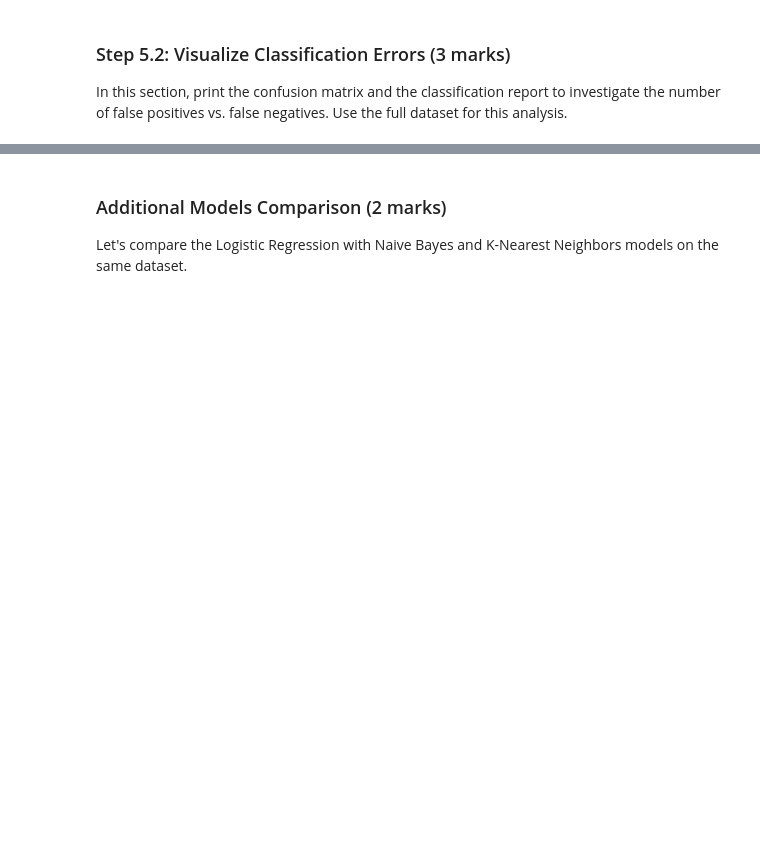
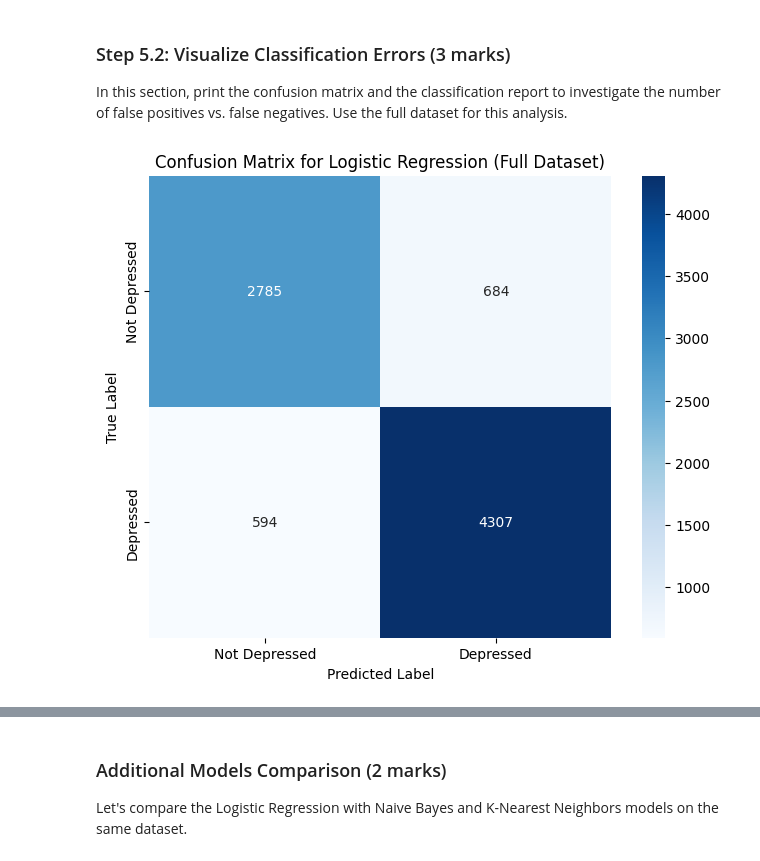
Before and after one commit to sethulakshmi-nair/ENGG680_2025_Fall, a Jupyter notebook: Assignment 2/Assignment2_Upload.ipynb, the cells around one changed output, grey strips where cells are left out. Cells and saved outputs as stored; diff of their text form; code cells hidden in the pictures; blank space fills up the shorter version.

```diff
--- a/Assignment 2/Assignment2_Upload.ipynb
+++ b/Assignment 2/Assignment2_Upload.ipynb
@@ -644,27 +740,31 @@ In this section, print the confusion matrix and the classification report to inv
 # Retrieve target vector and predicted values for testing set using full dataset
 # (1 marks)
 # Note: 70% training set, 30% testing set
+
+y_test_pred_full = model_full.predict(X_test_full)
 # %%
 from sklearn.metrics import confusion_matrix
 # Calculate confusion matrix: confusion_matrix()
 # (1 marks)
 
-
+conf_mat = confusion_matrix(y_test_full, y_test_pred_full)
 
 # Print confusion matrix using a heatmap: sns.heatmap()
 plt.figure(figsize=(8, 6))
 sns.heatmap(conf_mat,
            xticklabels=['Not Depressed', 'Depressed'],
            yticklabels=['Not Depressed', 'Depressed'],
            square=True,
            annot=True,
            cbar=True,
            fmt='d',
            cmap='Blues')
-plt.xlabel(   )
-plt.ylabel(   )
-plt.title(   )
+plt.xlabel('Predicted Label')
+plt.ylabel('True Label')
+plt.title('Confusion Matrix for Logistic Regression (Full Dataset)')
 plt.show()
+# %% [output]
+[figure, added]
 # %%
 from sklearn.metrics import classification_report
 # Print classification report: classification_report()
```
Also changed, not shown: parts of 12 cells of this notebook.
